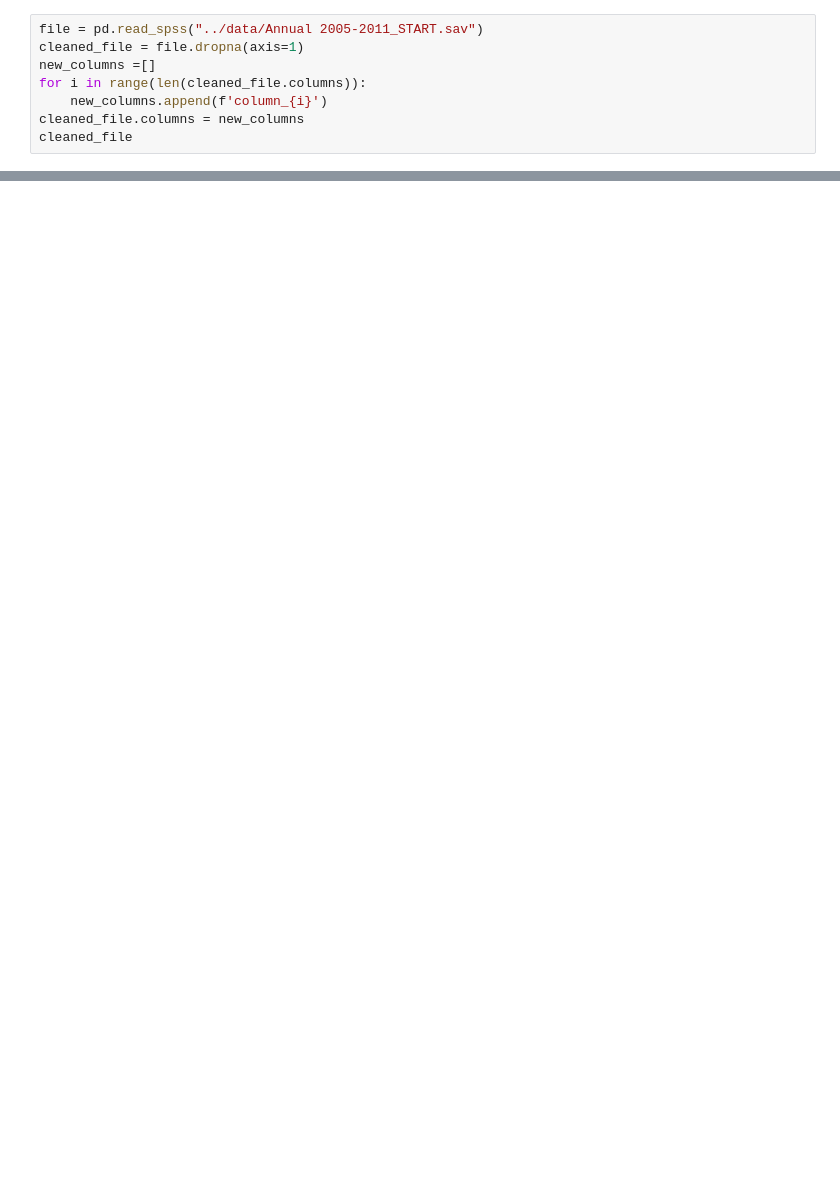
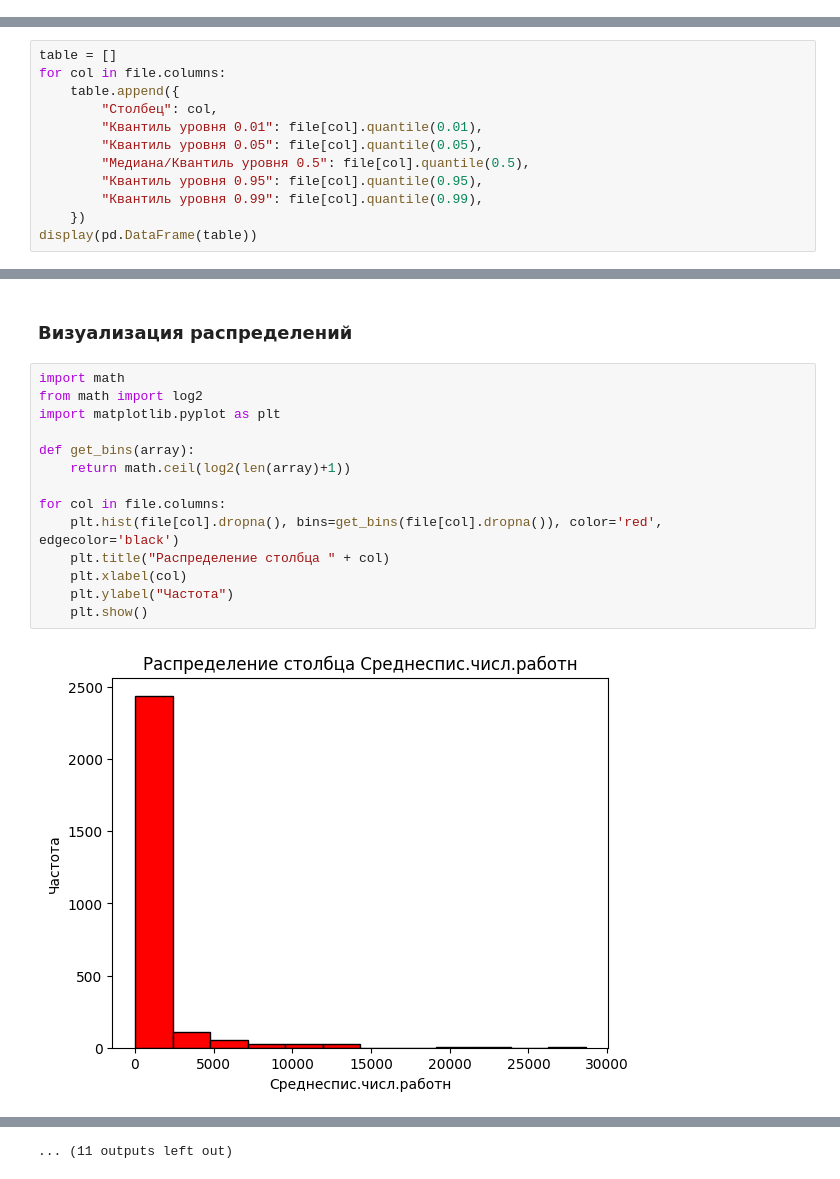
Before and after one commit to poluzerovT/daefi, a Jupyter notebook: dobricki/task1.ipynb, the cells around one changed output, grey strips where cells are left out. Saved outputs shown, nothing was run; the diff lists cells and outputs as text; blank space fills up the shorter version.

```diff
--- a/dobricki/task1.ipynb
+++ b/dobricki/task1.ipynb
@@ -5,8 +0,0 @@ import matplotlib.pyplot as plt
-# %%
-file = pd.read_spss("../data/Annual 2005-2011_START.sav")
-cleaned_file = file.dropna(axis=1)
-new_columns =[]
-for i in range(len(cleaned_file.columns)):
-    new_columns.append(f'column_{i}')
-cleaned_file.columns = new_columns
-cleaned_file
@@ -45,0 +138,12 @@ Text(0, 0.5, 'Standard Deviation')
+# %%
+table = []
+for col in file.columns:
+    table.append({
+        "Столбец": col,
+        "Квантиль уровня 0.01": file[col].quantile(0.01),
+        "Квантиль уровня 0.05": file[col].quantile(0.05),
+        "Медиана/Квантиль уровня 0.5": file[col].quantile(0.5),
+        "Квантиль уровня 0.95": file[col].quantile(0.95),
+        "Квантиль уровня 0.99": file[col].quantile(0.99),
+    })
+display(pd.DataFrame(table))
@@ -45,0 +168,18 @@ Text(0, 0.5, 'Standard Deviation')
+# %% [markdown]
+### Визуализация распределений
+# %%
+import math
+from math import log2
+import matplotlib.pyplot as plt
+
+def get_bins(array):
+    return math.ceil(log2(len(array)+1))
+
+for col in file.columns:
+    plt.hist(file[col].dropna(), bins=get_bins(file[col].dropna()), color='red', edgecolor='black')
+    plt.title("Распределение столбца " + col)
+    plt.xlabel(col)
+    plt.ylabel("Частота")
+    plt.show()
+# %% [output]
+[figure, added]
@@ -45,0 +197 @@ Text(0, 0.5, 'Standard Deviation')
+... (11 outputs left out)
```
Also changed, not shown: parts of 24 cells of this notebook.
